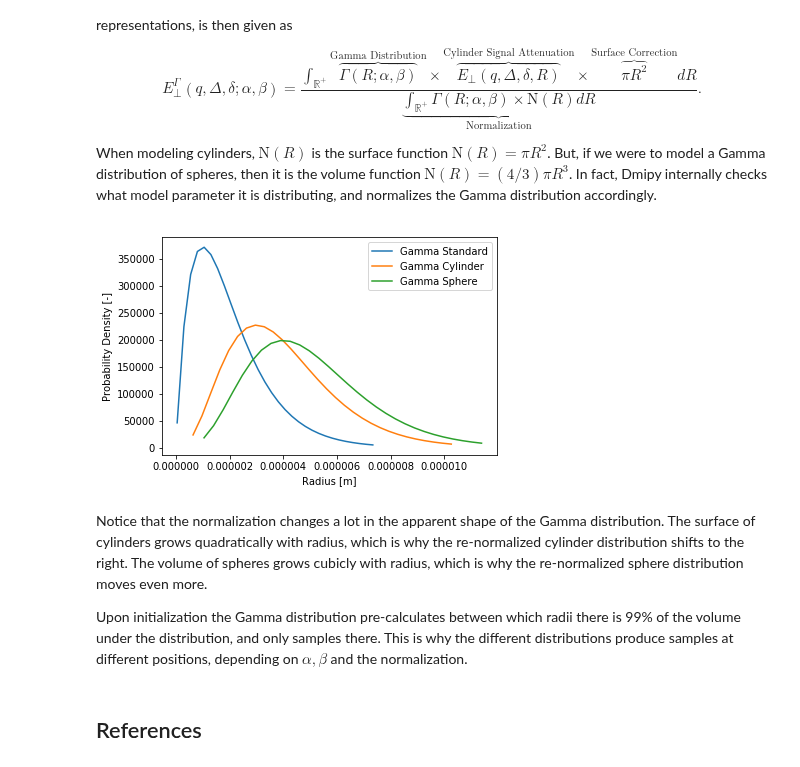
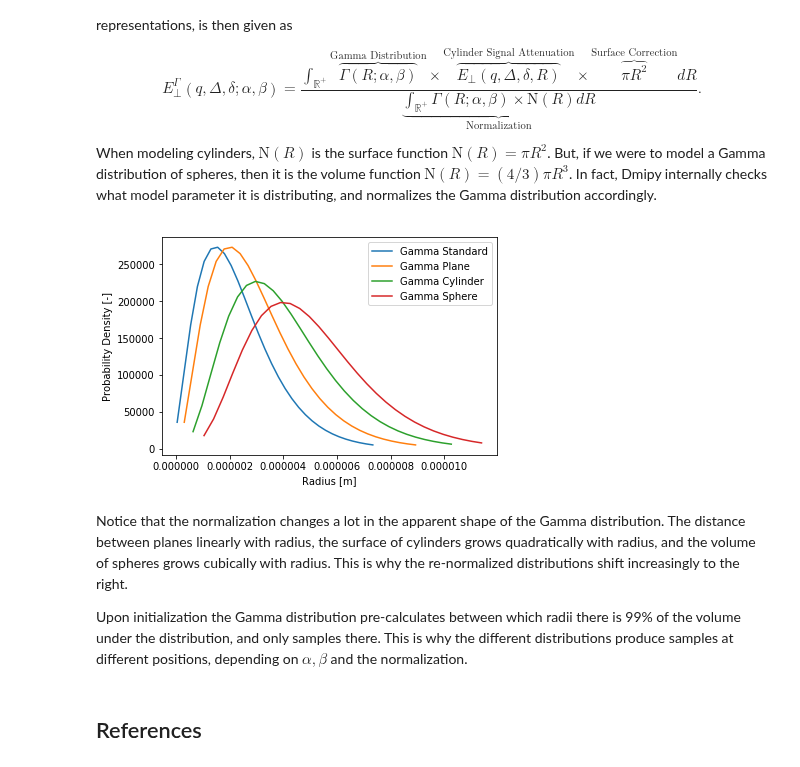
Before and after one commit to AthenaEPI/dmipy, a Jupyter notebook: examples/example_diameter_distributions.ipynb, the cells around one changed output. Saved outputs shown, nothing was run; the diff lists cells and outputs as text; code cells hidden in the pictures.

Commit message:
update diameter distribution example

```diff
--- a/examples/example_diameter_distributions.ipynb
+++ b/examples/example_diameter_distributions.ipynb
@@ -22,26 +22,29 @@ E^{\Gamma}_\perp(q,\Delta,\delta;\alpha,\beta)=\frac{\int_{\mathbb{R}^+}\overbra
 When modeling cylinders, $\textrm{N}(R)$ is the surface function $\textrm{N}(R)=\pi R^2$. But, if we were to model a Gamma distribution of spheres, then it is the volume function $\textrm{N}(R)=(4/3)\pi R^3$. In fact, Dmipy internally checks what model parameter it is distributing, and normalizes the Gamma distribution accordingly.
 # %%
 from dmipy.distributions import distributions
-gamma_standard = distributions.DD1GammaDistribution(normalization='standard')
-gamma_cylinder = distributions.DD1GammaDistribution(normalization='cylinder')
-gamma_sphere = distributions.DD1GammaDistribution(normalization='sphere')
+gamma_standard = distributions.DD1Gamma(normalization='standard')
+gamma_plane = distributions.DD1Gamma(normalization='plane')
+gamma_cylinder = distributions.DD1Gamma(normalization='cylinder')
+gamma_sphere = distributions.DD1Gamma(normalization='sphere')
 
 radii_std, Pstd = gamma_standard(alpha=2., beta=1e-6)
+radii_pln, Pstd = gamma_plane(alpha=2., beta=1e-6)
 radii_cyl, Pcyl = gamma_cylinder(alpha=2., beta=1e-6)
 radii_sph, Psph = gamma_sphere(alpha=2., beta=1e-6)
 
 import matplotlib.pyplot as plt
 %matplotlib inline
 plt.plot(radii_std, Pstd, label='Gamma Standard')
+plt.plot(radii_pln, Pstd, label='Gamma Plane')
 plt.plot(radii_cyl, Pcyl, label='Gamma Cylinder')
 plt.plot(radii_sph, Psph, label='Gamma Sphere')
 plt.legend()
 plt.xlabel('Radius [m]')
 plt.ylabel('Probability Density [-]');
 # %% [output]
-[figure, old version]
+[figure, new version]
 # %% [markdown]
-Notice that the normalization changes a lot in the apparent shape of the Gamma distribution. The surface of cylinders grows quadratically with radius, which is why the re-normalized cylinder distribution shifts to the right. The volume of spheres grows cubicly with radius, which is why the re-normalized sphere distribution moves even more.
+Notice that the normalization changes a lot in the apparent shape of the Gamma distribution. The distance between planes linearly with radius, the surface of cylinders grows quadratically with radius, and the volume of spheres grows cubically with radius. This is why the re-normalized distributions shift increasingly to the right.
 
 Upon initialization the Gamma distribution pre-calculates between which radii there is 99% of the volume under the distribution, and only samples there. This is why the different distributions produce samples at different positions, depending on $\alpha, \beta$ and the normalization.
 # %% [markdown]
```
